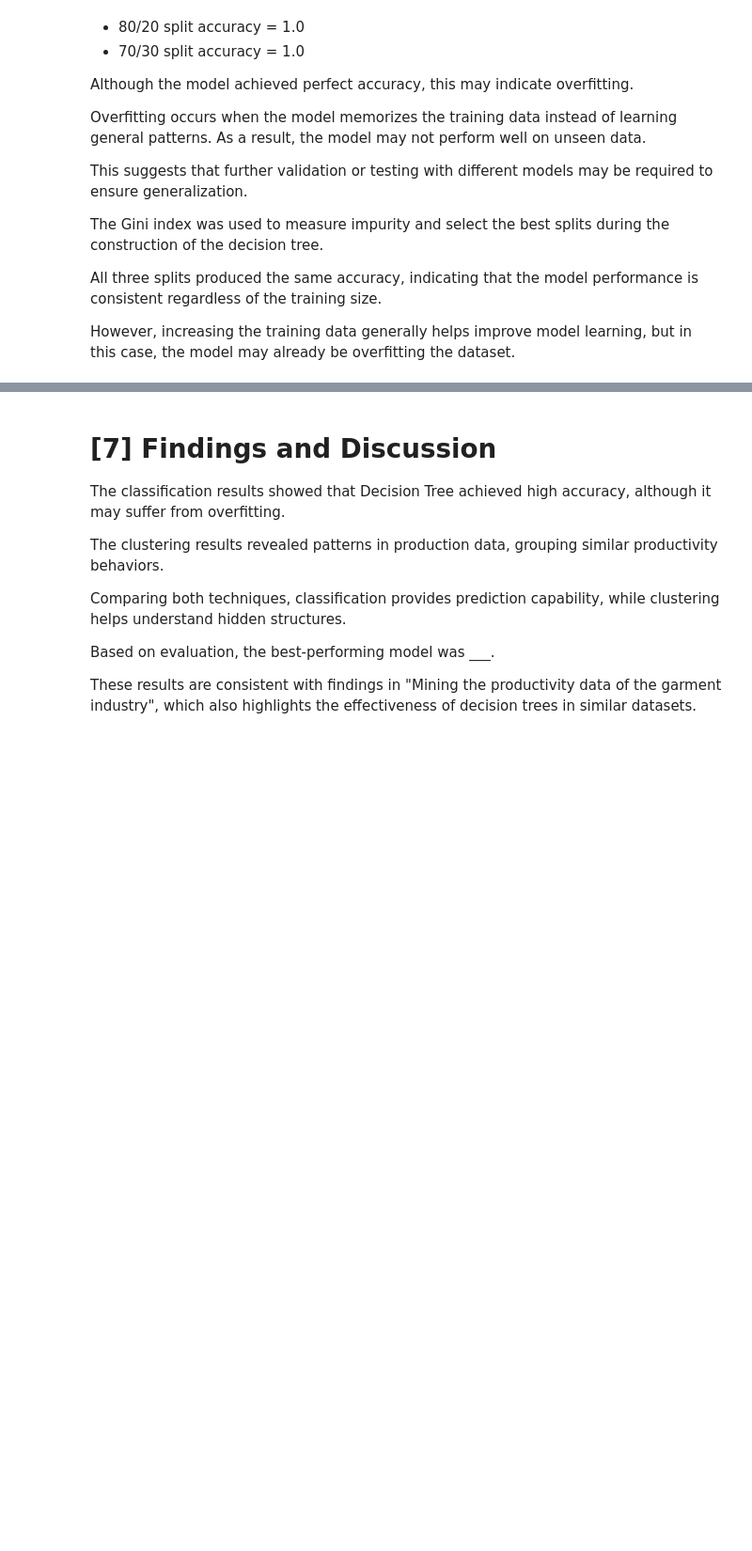
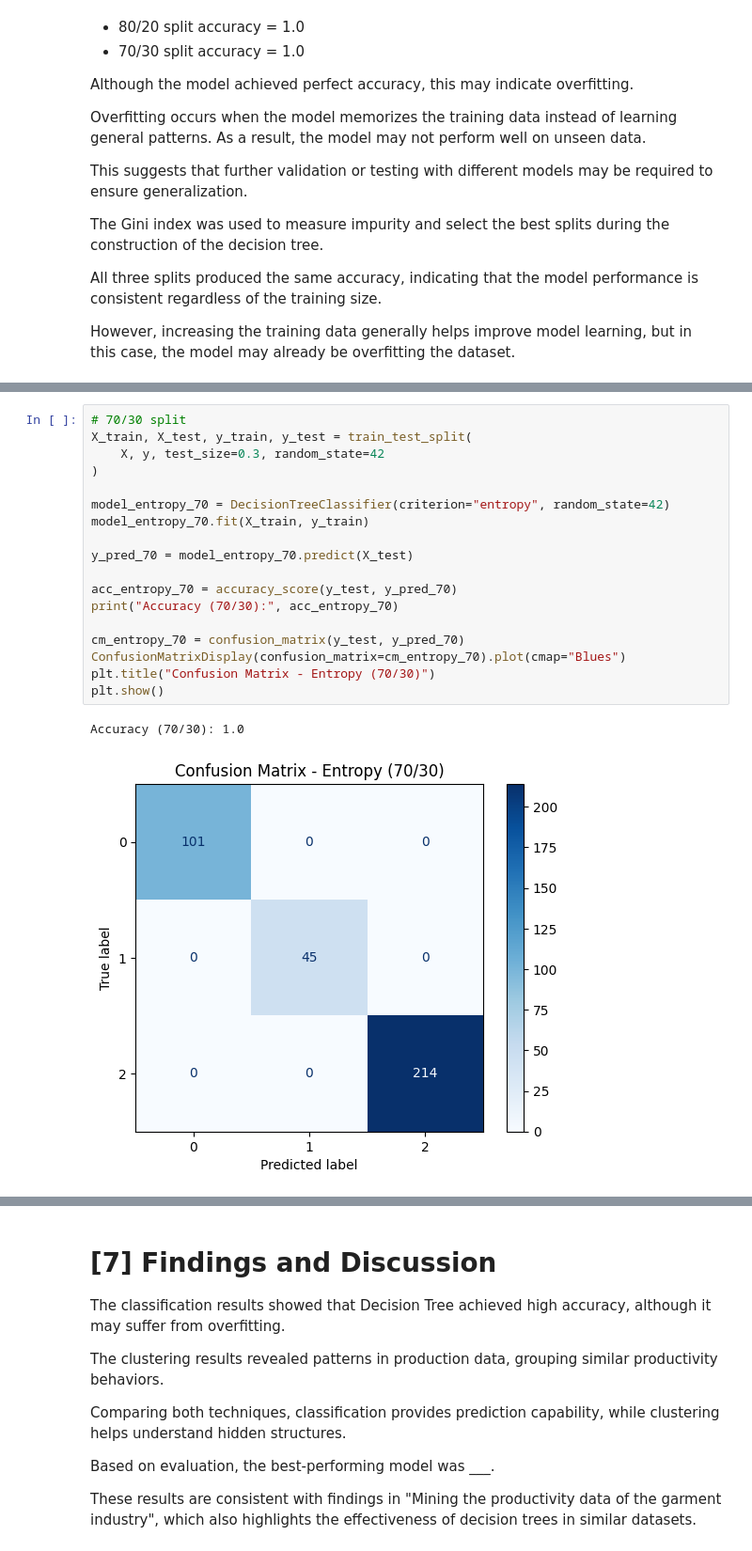
Before and after one commit to hind190/Data-Mining-Project-, a Jupyter notebook: Phase3.ipynb, the cells around one changed output, grey strips where cells are left out. Shown at 94% size. Cells and saved outputs as stored; diff of their text form; blank space fills up the shorter version.

```diff
--- a/Phase3.ipynb
+++ b/Phase3.ipynb
@@ -176,0 +230,21 @@ However, increasing the training data generally helps improve model learning, bu
+# %%
+# 70/30 split
+X_train, X_test, y_train, y_test = train_test_split(
+    X, y, test_size=0.3, random_state=42
+)
+
+model_entropy_70 = DecisionTreeClassifier(criterion="entropy", random_state=42)
+model_entropy_70.fit(X_train, y_train)
+
+y_pred_70 = model_entropy_70.predict(X_test)
+
+acc_entropy_70 = accuracy_score(y_test, y_pred_70)
+print("Accuracy (70/30):", acc_entropy_70)
+
+cm_entropy_70 = confusion_matrix(y_test, y_pred_70)
+ConfusionMatrixDisplay(confusion_matrix=cm_entropy_70).plot(cmap="Blues")
+plt.title("Confusion Matrix - Entropy (70/30)")
+plt.show()
+# %% [output]
+Accuracy (70/30): 1.0
+[figure, added]
```
Also changed, not shown: parts of 8 cells of this notebook.
